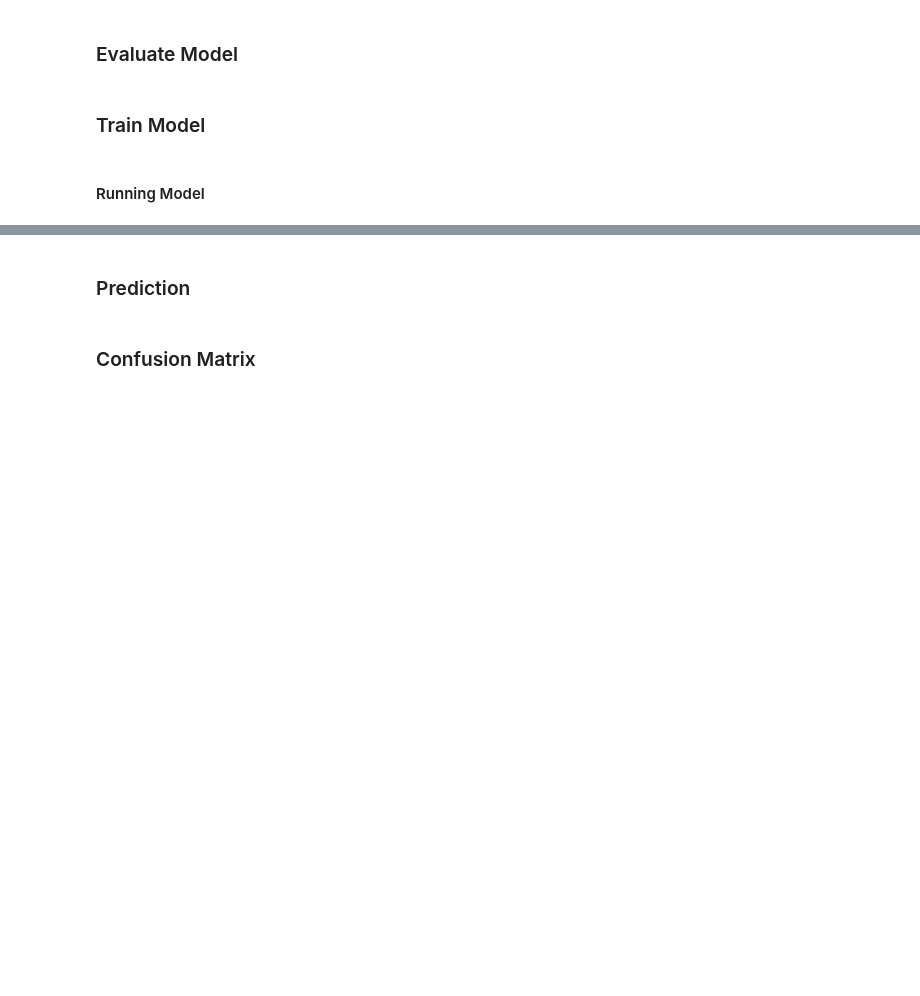
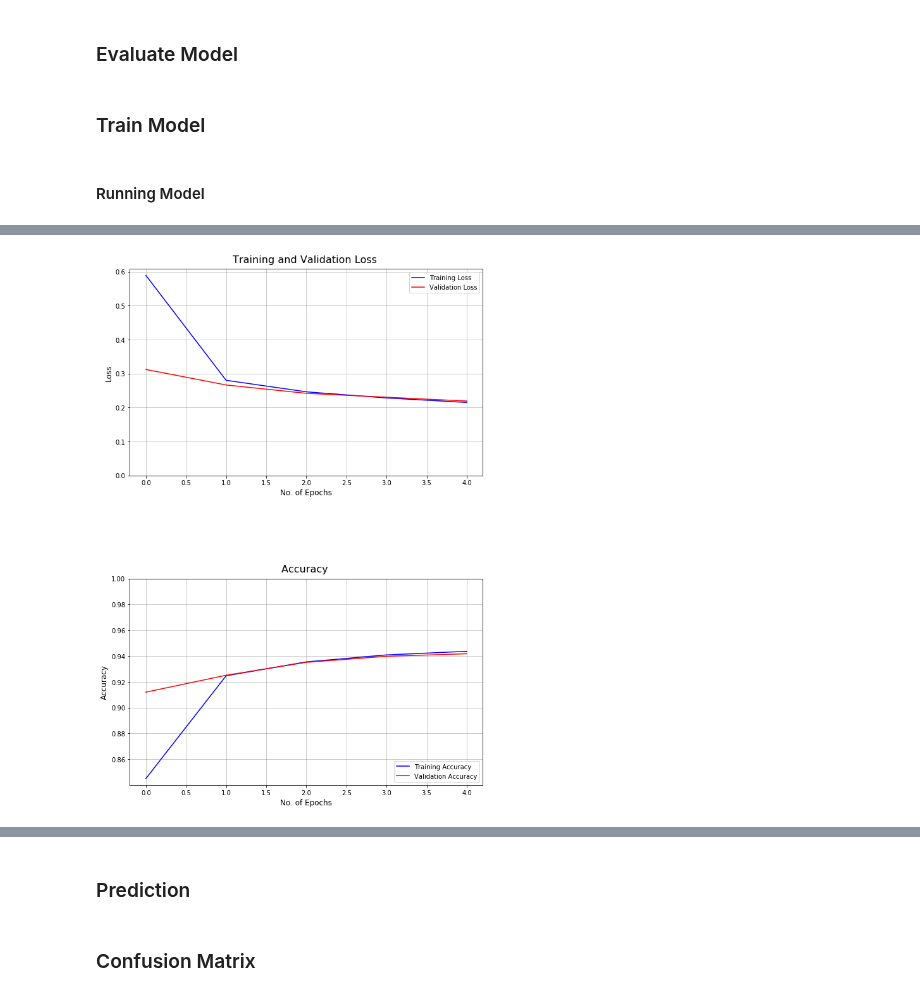
Before and after one commit to kattelsameer/HandWritten-Digit-Recognition-using-Deep-Learning, a Jupyter notebook: 9. Final Project/Final Model.ipynb, the cells around one changed output, grey strips where cells are left out. Drawn from its saved outputs; the diff is of its cells as text; code cells hidden in the pictures; blank space fills up the shorter version.

Commit message:
Make training model more robust

```diff
--- a/9. Final Project/Final Model.ipynb
+++ b/9. Final Project/Final Model.ipynb
@@ -50,11 +50,11 @@ Test Set Labels:        <class 'numpy.ndarray'>  (10000, 1)
 # %%
-dev_x_split, dev_y_split, test_x_split, test_y_split = dev_test_split(test_x_orig, test_y_orig)
+train_x_split, train_y_split, dev_x_split, dev_y_split = train_dev_split(train_x_orig, train_y_orig)
 
-print("Data\t\t\t","Datatype\t\t","Shape")
-print("=================================================================")
-print("Dev Set Images:\t\t" + str(type(dev_x_split))+"\t",str(dev_x_split.shape))
-print("Dev Set Labels:\t\t" + str(type(dev_y_split))+"\t",str(dev_y_split.shape))
-print("Test Set Images:\t" + str(type(test_x_split))+"\t",str(test_x_split.shape))
-print("Test Set Labels:\t" + str(type(test_y_split))+"\t",str(test_y_split.shape))
-print("=================================================================")
+print("Data\t\t\t\t","Datatype\t\t","Shape")
+print("========================================================================")
+print("Training Set Images:\t\t" + str(type(train_x_split))+"\t",str(train_x_split.shape))
+print("Training Set Labels:\t\t" + str(type(train_y_split))+"\t",str(train_y_split.shape))
+print("Development Set Images:\t\t" + str(type(dev_x_split))+"\t",str(dev_x_split.shape))
+print("Development Set Labels:\t\t" + str(type(dev_y_split))+"\t",str(dev_y_split.shape))
+print("========================================================================")
 # %% [output]
@@ -88,18 +80,18 @@ visualize_dataset(test_x_split, test_y_split, dataset = "mnist", dataset_type="t
 # %% [markdown]
 ### Preparing Dataset
 # %%
-train_x_norm, train_y_encoded = prep_dataset(train_x_orig, train_y_orig, num_class = 10)
+train_x_norm, train_y_encoded = prep_dataset(train_x_split, train_y_split, num_class = 10)
 dev_x_norm, dev_y_encoded= prep_dataset(dev_x_split, dev_y_split, num_class = 10)
-test_x_norm, test_y_encoded = prep_dataset(test_x_split, test_y_split, num_class = 10)
+test_x_norm, test_y_encoded = prep_dataset(test_x_orig, test_y_orig, num_class = 10)
 
 print("Data\t\t\t","Before Processing\t","After Processing")
 print("=================================================================")
-print("Training Set Images:\t" + str(train_x_orig.shape)+"\t\t"+ str(train_x_norm.shape))
-print("Training Set Labels:\t" + str(train_y_orig.shape)+"\t\t"+ str(train_y_encoded.shape))
+print("Training Set Images:\t" + str(train_x_split.shape)+"\t\t"+ str(train_x_norm.shape))
+print("Training Set Labels:\t" + str(train_y_split.shape)+"\t\t"+ str(train_y_encoded.shape))
 print("Dev Set Images:\t\t" + str(dev_x_split.shape)+"\t\t"+ str(dev_x_norm.shape))
 print("Dev Set Labels:\t\t" + str(dev_y_split.shape)+"\t\t"+ str(dev_y_encoded.shape))
-print("Test Set Images:\t" + str(test_x_split.shape)+"\t\t"+ str(test_x_norm.shape))
-print("Test Set Labels:\t" + str(test_y_split.shape)+"\t\t"+ str(test_y_encoded.shape))
+print("Test Set Images:\t" + str(test_x_orig.shape)+"\t\t"+ str(test_x_norm.shape))
+print("Test Set Labels:\t" + str(test_y_orig.shape)+"\t\t"+ str(test_y_encoded.shape))
 print("=================================================================")
 # %% [output]
 Data                     Before Processing       After Processing
@@ -1569,7 +1586,7 @@ def train(X_train, Y_train, X_dev, Y_dev, layers_dim, hyperParams, initializatio
 # %% [markdown]
 #### Running Model
 # %%
-layers_dim = init_layers(train_x_norm, train_y_encoded, hidden_layers = [800,300])
-hyperParams = init_hyperParams(alpha = 0.001, num_epoch = 2, minibatch_size = 100,lambd = 0.7,keep_probs = [0.8])
-parameters = train(train_x_norm, train_y_encoded,dev_x_norm, dev_y_encoded,layers_dim, hyperParams, initialization = "he", optimizer = 'adam',regularizer = "l2", verbose = 1)
+layers_dim = init_layers(train_x_norm, train_y_encoded, hidden_layers = [64,32])
+hyperParams = init_hyperParams(alpha = 0.001, num_epoch = 5, minibatch_size = 100,lambd = 0.7,keep_probs = [0.8,0.8])
+history = train(train_x_norm, train_y_encoded, dev_x_norm, dev_y_encoded,layers_dim, hyperParams, initialization = "he", optimizer = 'adam',regularizer = "l2", verbose = 3)
 # %% [output]
@@ -1581,0 +1607,12 @@ Epoch: 2/2
+# %%
+params = history["parameters"]
+train_acc = history["accuracy"]
+train_loss = history["loss"]
+val_acc = history["val_accuracy"]
+val_loss = history["val_loss"]
+epochs = len(val_acc)
+
+
+visualize_training_results(train_acc, val_acc, train_loss, val_loss)
+# %% [output]
+[figure, added]
```
Also changed, not shown: parts of 22 cells of this notebook, 1 other file.
